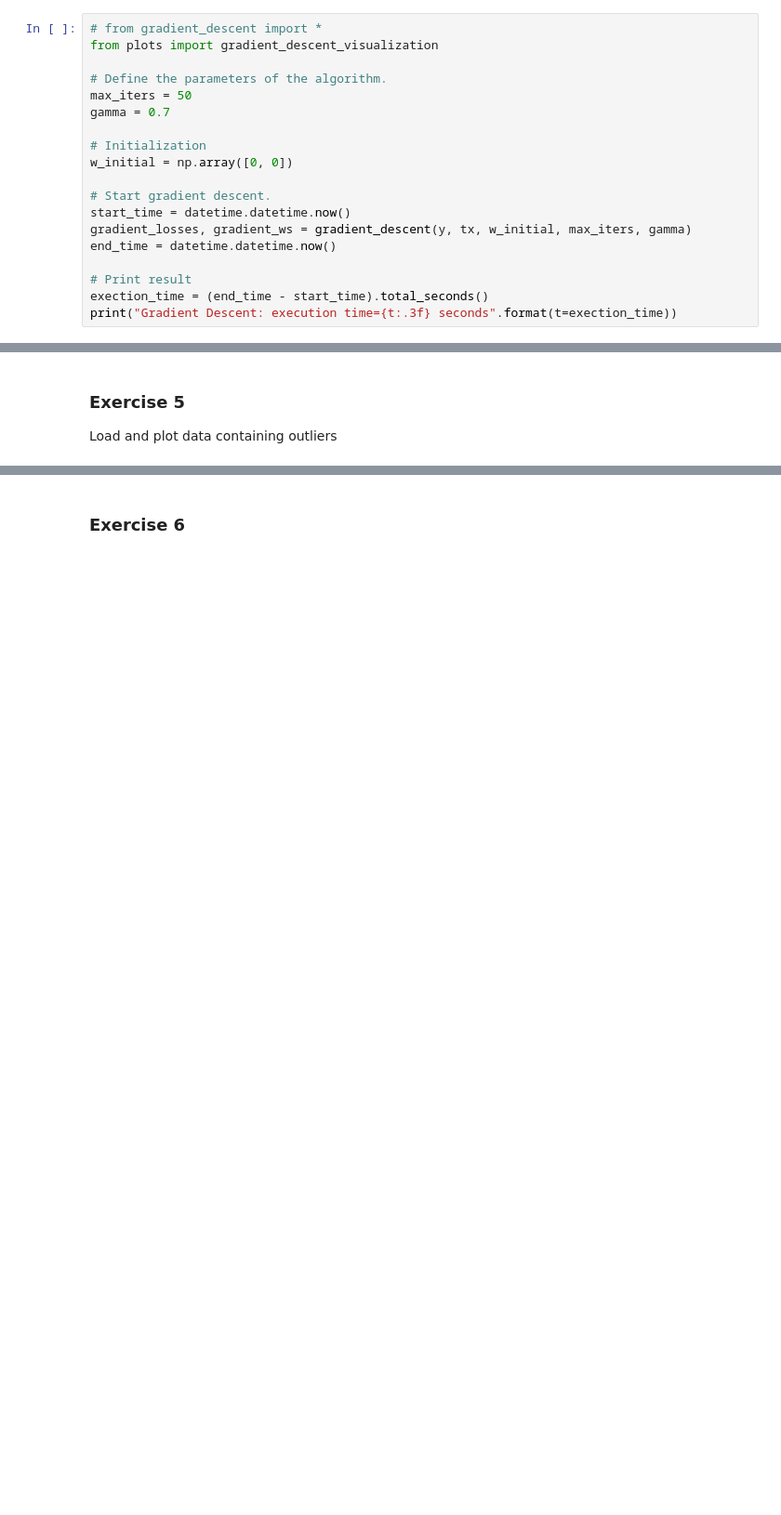
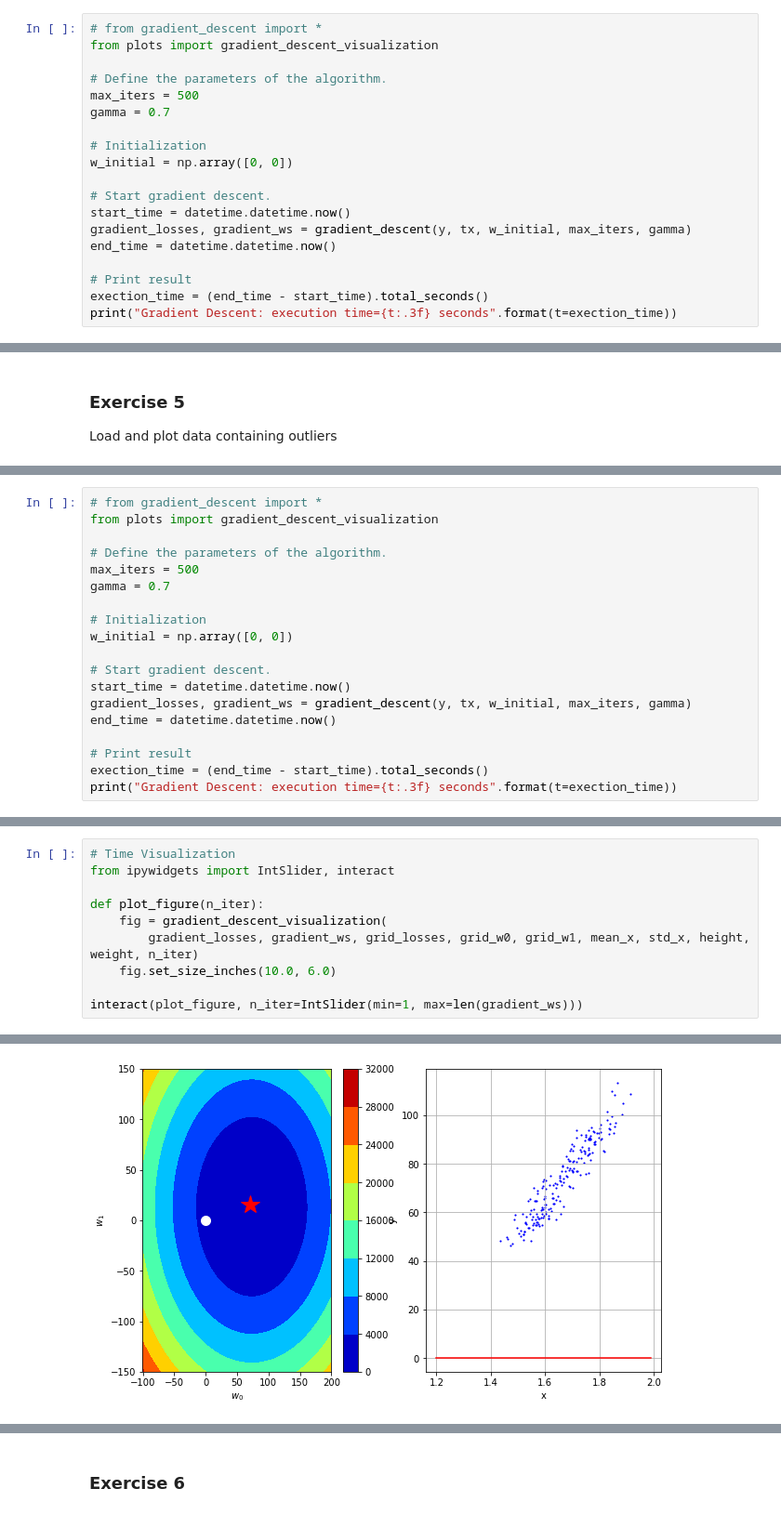
Before and after one commit to atulkumarin/ML_course, a Jupyter notebook: labs/ex02/template/ex02.ipynb, the cells around one changed output, grey strips where cells are left out. Shown at 93% size. Saved outputs shown, nothing was run; the diff lists cells and outputs as text; blank space fills up the shorter version.

```diff
--- a/labs/ex02/template/ex02.ipynb
+++ b/labs/ex02/template/ex02.ipynb
@@ -141,7 +143,7 @@ Test your gradient descent function through gradient descent demo shown below:
 from plots import gradient_descent_visualization
 
 # Define the parameters of the algorithm.
-max_iters = 50
+max_iters = 500
 gamma = 0.7
 
 # Initialization
@@ -223,0 +301,19 @@ Load and plot data containing outliers
+# %%
+# from gradient_descent import *
+from plots import gradient_descent_visualization
+
+# Define the parameters of the algorithm.
+max_iters = 500
+gamma = 0.7
+
+# Initialization
+w_initial = np.array([0, 0])
+
+# Start gradient descent.
+start_time = datetime.datetime.now()
+gradient_losses, gradient_ws = gradient_descent(y, tx, w_initial, max_iters, gamma)
+end_time = datetime.datetime.now()
+
+# Print result
+exection_time = (end_time - start_time).total_seconds()
+print("Gradient Descent: execution time={t:.3f} seconds".format(t=exection_time))
@@ -223,0 +338,11 @@ Load and plot data containing outliers
+# %%
+# Time Visualization
+from ipywidgets import IntSlider, interact
+
+def plot_figure(n_iter):
+    fig = gradient_descent_visualization(
+        gradient_losses, gradient_ws, grid_losses, grid_w0, grid_w1, mean_x, std_x, height, weight, n_iter)
+    fig.set_size_inches(10.0, 6.0)
+
+interact(plot_figure, n_iter=IntSlider(min=1, max=len(gradient_ws)))
+# %% [output]
@@ -223,0 +350 @@ Load and plot data containing outliers
+[figure, added]
```
Also changed, not shown: parts of 18 cells of this notebook.
